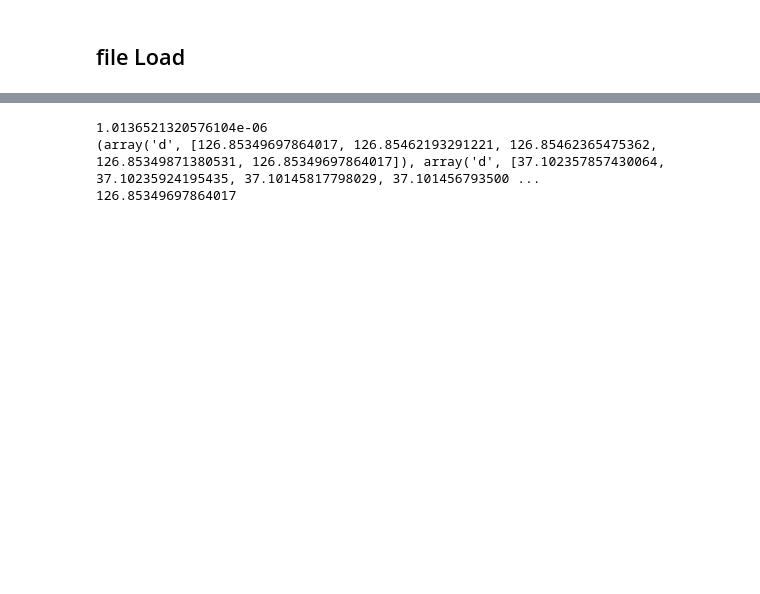
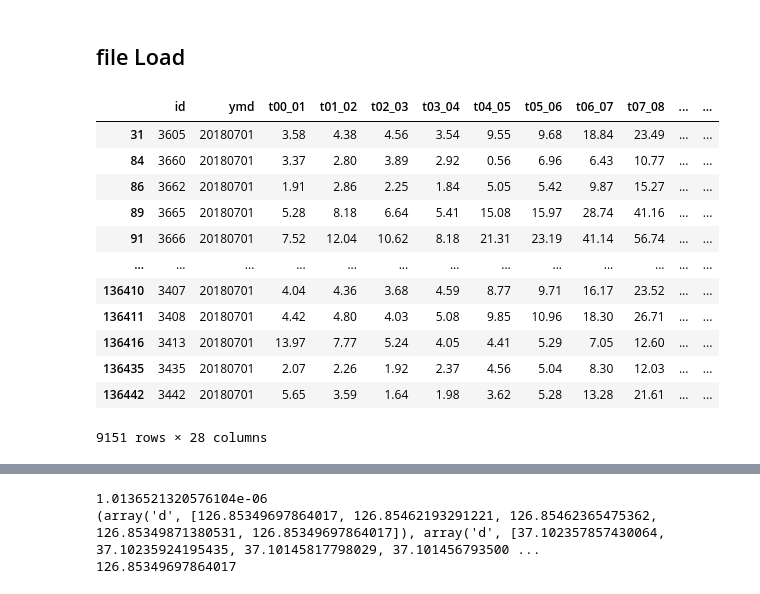
Before and after one commit to whtngus/finding_road, a Jupyter notebook: EDA/filtering_cell_flow.ipynb, the cells around one changed output, grey strips where cells are left out. Drawn from its saved outputs; the diff is of its cells as text; code cells hidden in the pictures; blank space fills up the shorter version.

```diff
--- a/EDA/filtering_cell_flow.ipynb
+++ b/EDA/filtering_cell_flow.ipynb
@@ -39,6 +39,22 @@ go_home_time_busy_boolean = t17 & t18 & t19
 # %%
 go_work_time_busy = df[go_work_time_busy_boolean]
 go_home_time_busy = df[go_home_time_busy_boolean]
+# %%
+go_work_time_busy
+# %% [output]
+|  | id | ymd | t00_01 | t01_02 | t02_03 | t03_04 | t04_05 | t05_06 | t06_07 | t07_08 | ... | ... |
+| 31 | 3605 | 20180701 | 3.58 | 4.38 | 4.56 | 3.54 | 9.55 | 9.68 | 18.84 | 23.49 | ... | ... |
+| 84 | 3660 | 20180701 | 3.37 | 2.80 | 3.89 | 2.92 | 0.56 | 6.96 | 6.43 | 10.77 | ... | ... |
+| 86 | 3662 | 20180701 | 1.91 | 2.86 | 2.25 | 1.84 | 5.05 | 5.42 | 9.87 | 15.27 | ... | ... |
+| 89 | 3665 | 20180701 | 5.28 | 8.18 | 6.64 | 5.41 | 15.08 | 15.97 | 28.74 | 41.16 | ... | ... |
+| 91 | 3666 | 20180701 | 7.52 | 12.04 | 10.62 | 8.18 | 21.31 | 23.19 | 41.14 | 56.74 | ... | ... |
+| ... | ... | ... | ... | ... | ... | ... | ... | ... | ... | ... | ... | ... |
+| 136410 | 3407 | 20180701 | 4.04 | 4.36 | 3.68 | 4.59 | 8.77 | 9.71 | 16.17 | 23.52 | ... | ... |
+| 136411 | 3408 | 20180701 | 4.42 | 4.80 | 4.03 | 5.08 | 9.85 | 10.96 | 18.30 | 26.71 | ... | ... |
+| 136416 | 3413 | 20180701 | 13.97 | 7.77 | 5.24 | 4.05 | 4.41 | 5.29 | 7.05 | 12.60 | ... | ... |
+| 136435 | 3435 | 20180701 | 2.07 | 2.26 | 1.92 | 2.37 | 4.56 | 5.04 | 8.30 | 12.03 | ... | ... |
+| 136442 | 3442 | 20180701 | 5.65 | 3.59 | 1.64 | 1.98 | 3.62 | 5.28 | 13.28 | 21.61 | ... | ... |
+9151 rows × 28 columns
 # %%
 hws_station = pd.read_csv("hwaseong_Data.csv")
 hws_station
```
Also changed, not shown: parts of 4 cells of this notebook.
